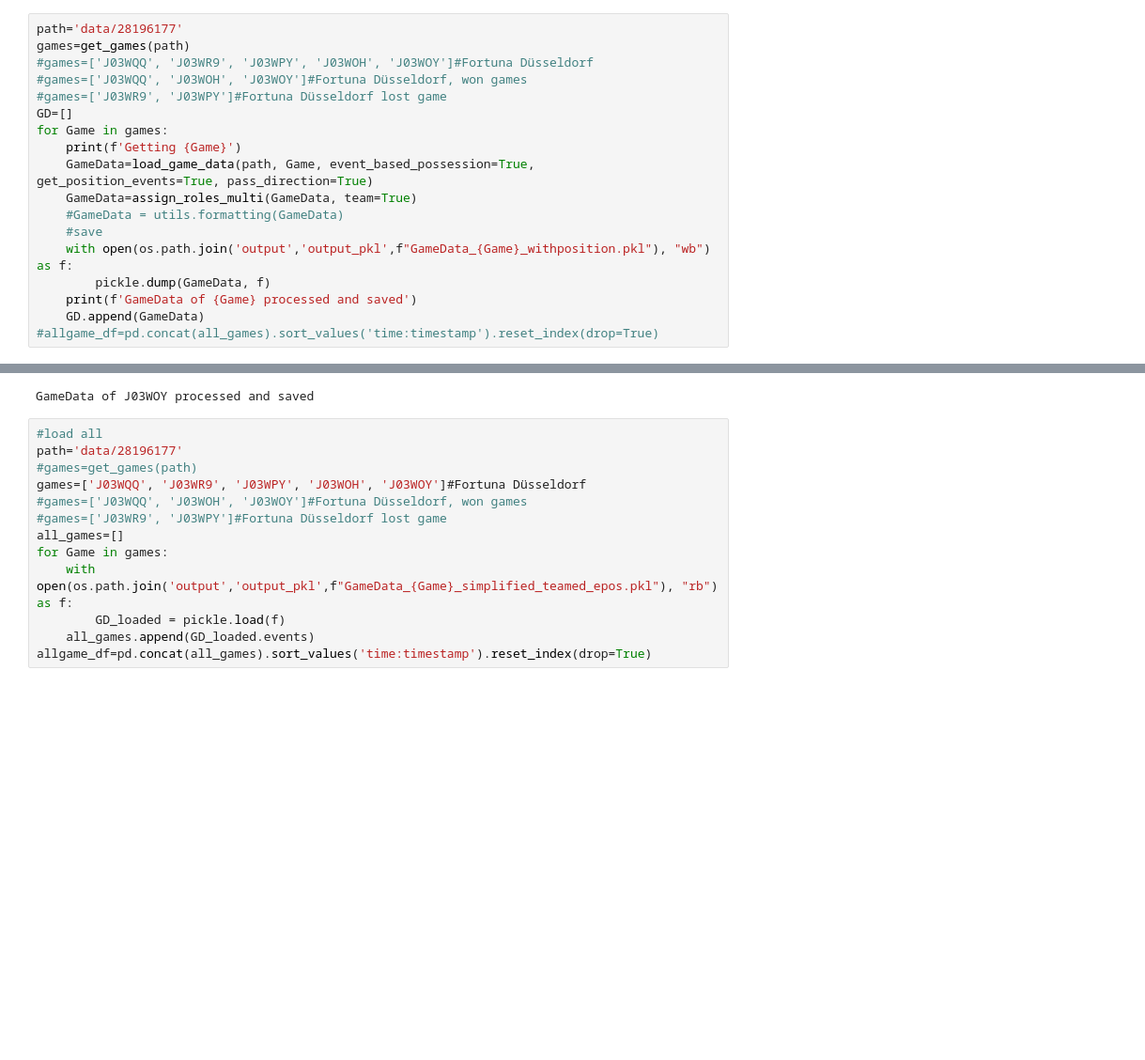
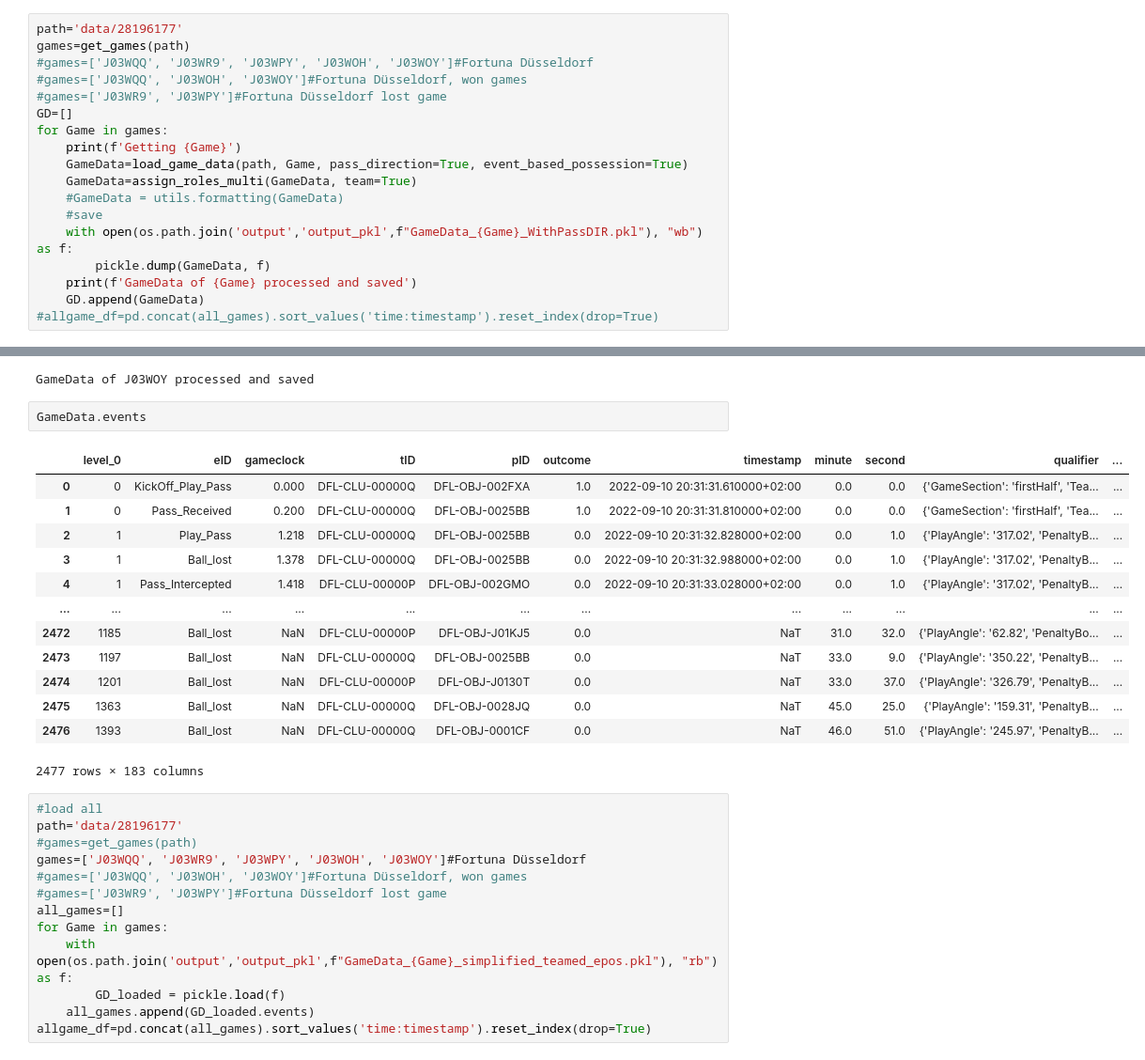
Before and after one commit to VitoChan01/Soccer, a Jupyter notebook: IDSSE_notebooks/IDSSE_OCEL_simplified.ipynb, the cells around one changed output, grey strips where cells are left out. Shown at 94% size. Cells and saved outputs as stored; diff of their text form; blank space fills up the shorter version.

```diff
--- a/IDSSE_notebooks/IDSSE_OCEL_simplified.ipynb
+++ b/IDSSE_notebooks/IDSSE_OCEL_simplified.ipynb
@@ -24,11 +24,11 @@ games=get_games(path)
 GD=[]
 for Game in games:
     print(f'Getting {Game}')
-    GameData=load_game_data(path, Game, event_based_possession=True, get_position_events=True, pass_direction=True)
+    GameData=load_game_data(path, Game, pass_direction=True, event_based_possession=True)
     GameData=assign_roles_multi(GameData, team=True)
     #GameData = utils.formatting(GameData)
     #save
-    with open(os.path.join('output','output_pkl',f"GameData_{Game}_withposition.pkl"), "wb") as f:
+    with open(os.path.join('output','output_pkl',f"GameData_{Game}_WithPassDIR.pkl"), "wb") as f:
         pickle.dump(GameData, f)
     print(f'GameData of {Game} processed and saved')
     GD.append(GameData)
@@ -48,6 +48,22 @@ Getting J03WOH
 GameData of J03WOH processed and saved
 Getting J03WOY
 GameData of J03WOY processed and saved
+# %%
+GameData.events
+# %% [output]
+|  | level_0 | eID | gameclock | tID | pID | outcome | timestamp | minute | second | qualifier | ... |
+| 0 | 0 | KickOff_Play_Pass | 0.000 | DFL-CLU-00000Q | DFL-OBJ-002FXA | 1.0 | 2022-09-10 20:31:31.610000+02:00 | 0.0 | 0.0 | {'GameSection': 'firstHalf', 'Tea... | ... |
+| 1 | 0 | Pass_Received | 0.200 | DFL-CLU-00000Q | DFL-OBJ-0025BB | 1.0 | 2022-09-10 20:31:31.810000+02:00 | 0.0 | 0.0 | {'GameSection': 'firstHalf', 'Tea... | ... |
+| 2 | 1 | Play_Pass | 1.218 | DFL-CLU-00000Q | DFL-OBJ-0025BB | 0.0 | 2022-09-10 20:31:32.828000+02:00 | 0.0 | 1.0 | {'PlayAngle': '317.02', 'PenaltyB... | ... |
+| 3 | 1 | Ball_lost | 1.378 | DFL-CLU-00000Q | DFL-OBJ-0025BB | 0.0 | 2022-09-10 20:31:32.988000+02:00 | 0.0 | 1.0 | {'PlayAngle': '317.02', 'PenaltyB... | ... |
+| 4 | 1 | Pass_Intercepted | 1.418 | DFL-CLU-00000P | DFL-OBJ-002GMO | 0.0 | 2022-09-10 20:31:33.028000+02:00 | 0.0 | 1.0 | {'PlayAngle': '317.02', 'PenaltyB... | ... |
+| ... | ... | ... | ... | ... | ... | ... | ... | ... | ... | ... | ... |
+| 2472 | 1185 | Ball_lost | NaN | DFL-CLU-00000P | DFL-OBJ-J01KJ5 | 0.0 | NaT | 31.0 | 32.0 | {'PlayAngle': '62.82', 'PenaltyBo... | ... |
+| 2473 | 1197 | Ball_lost | NaN | DFL-CLU-00000Q | DFL-OBJ-0025BB | 0.0 | NaT | 33.0 | 9.0 | {'PlayAngle': '350.22', 'PenaltyB... | ... |
+| 2474 | 1201 | Ball_lost | NaN | DFL-CLU-00000P | DFL-OBJ-J0130T | 0.0 | NaT | 33.0 | 37.0 | {'PlayAngle': '326.79', 'PenaltyB... | ... |
+| 2475 | 1363 | Ball_lost | NaN | DFL-CLU-00000Q | DFL-OBJ-0028JQ | 0.0 | NaT | 45.0 | 25.0 | {'PlayAngle': '159.31', 'PenaltyB... | ... |
+| 2476 | 1393 | Ball_lost | NaN | DFL-CLU-00000Q | DFL-OBJ-0001CF | 0.0 | NaT | 46.0 | 51.0 | {'PlayAngle': '245.97', 'PenaltyB... | ... |
+2477 rows × 183 columns
 # %%
 #load all
 path='data/28196177'
```
Also changed, not shown: 10 other files.
